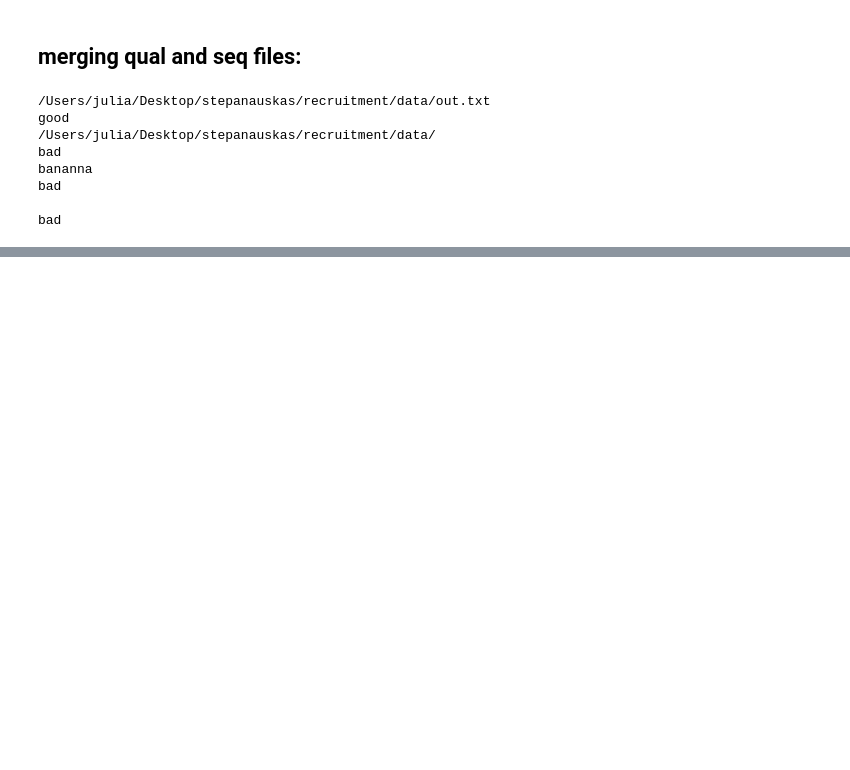
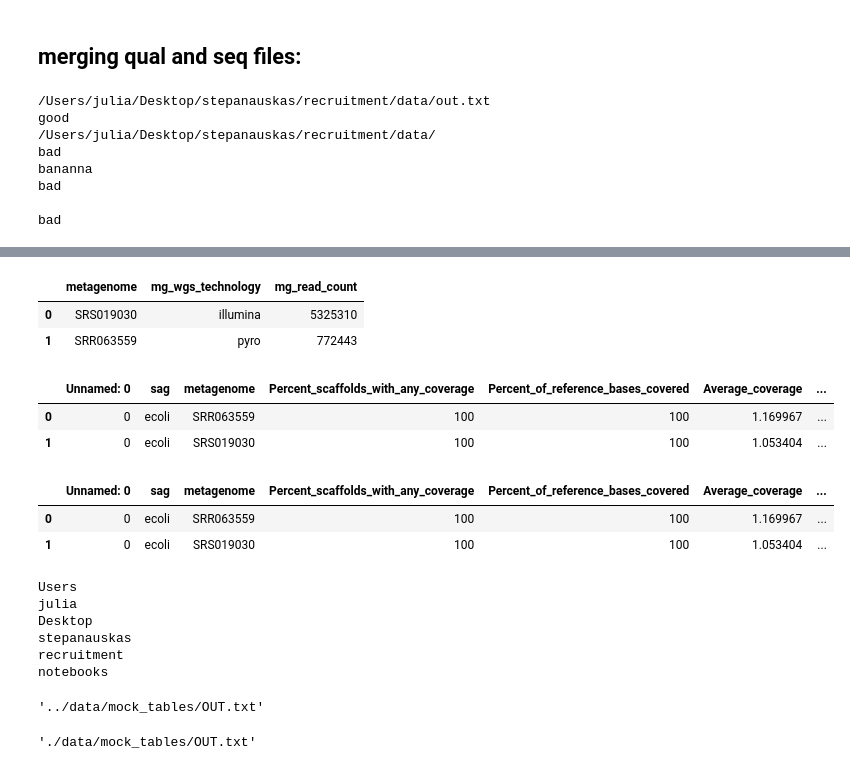
Before and after one commit to BigelowLab/sag-mg-recruit, a Jupyter notebook: notebooks/scratch.ipynb, the cells around one changed output, grey strips where cells are left out. Drawn from its saved outputs; the diff is of its cells as text; code cells hidden in the pictures; blank space fills up the shorter version.

```diff
--- a/notebooks/scratch.ipynb
+++ b/notebooks/scratch.ipynb
@@ -332,0 +390,18 @@ bad
+# %%
+mgshort = mgtbl[['metagenome', 'mg_wgs_technology', 'mg_read_count']]
+mgshort
+# %% [output]
+|  | metagenome | mg_wgs_technology | mg_read_count |
+| 0 | SRS019030 | illumina | 5325310 |
+| 1 | SRR063559 | pyro | 772443 |
+# %%
+summary = covtbl.merge(mgshort, how='outer', on='metagenome')
+summary = summary.merge(sagshort, how='outer', on='sag')
+# %%
+summary['prop_mg_recruited'] = (summary.total_reads_recruited*100/summary.sag_completeness)/summary.mg_read_count
+# %%
+summary
+# %% [output]
+|  | Unnamed: 0 | sag | metagenome | Percent_scaffolds_with_any_coverage | Percent_of_reference_bases_covered | Average_coverage | ... |
+| 0 | 0 | ecoli | SRR063559 | 100 | 100 | 1.169967 | ... |
+| 1 | 0 | ecoli | SRS019030 | 100 | 100 | 1.053404 | ... |
@@ -332,0 +411,24 @@ bad
+# %%
+summary
+# %% [output]
+|  | Unnamed: 0 | sag | metagenome | Percent_scaffolds_with_any_coverage | Percent_of_reference_bases_covered | Average_coverage | ... |
+| 0 | 0 | ecoli | SRR063559 | 100 | 100 | 1.169967 | ... |
+| 1 | 0 | ecoli | SRS019030 | 100 | 100 | 1.053404 | ... |
+# %%
+p = "../data/mock_tables/OUT.txt"
+ap = op.abspath("../data/mock_tables/OUT.txt")
+for i in os.getcwd().split("/"):
+    print(i)
+# %% [output]
+Users
+julia
+Desktop
+stepanauskas
+recruitment
+notebooks
+# %%
+wd = os.getcwd()
+wd
+p
+# %% [output]
+'../data/mock_tables/OUT.txt'
@@ -332,0 +437,4 @@ bad
+# %%
+ap.replace(pre, "./")
+# %% [output]
+'./data/mock_tables/OUT.txt'
```
Also changed, not shown: parts of 14 cells of this notebook, 12 other files.
